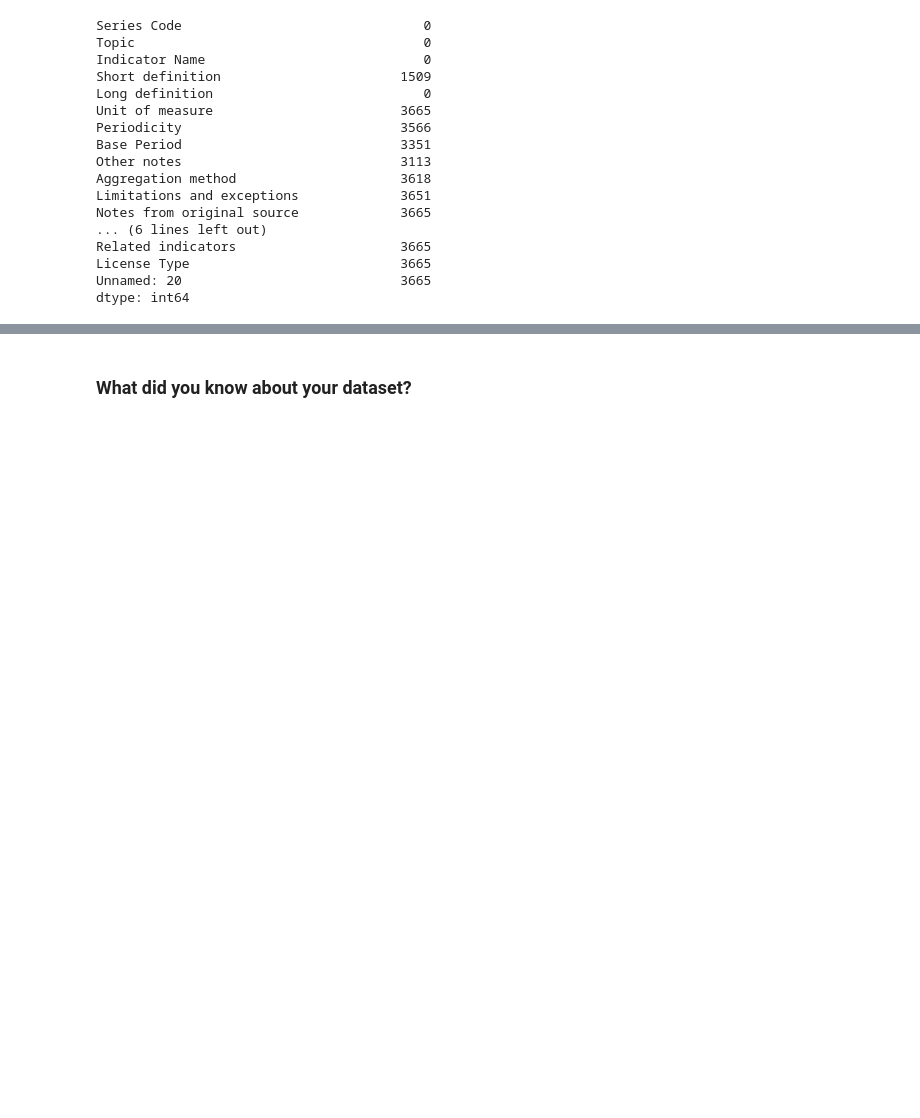
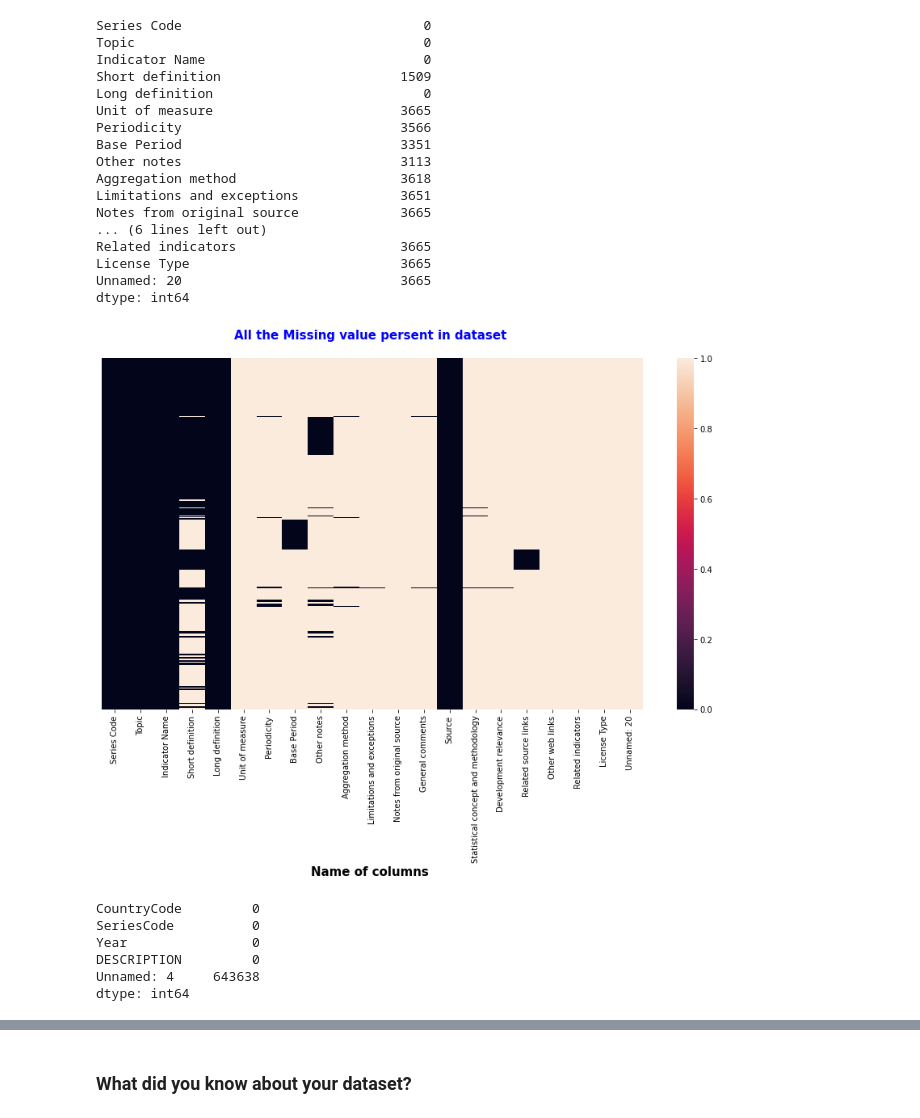
Before and after one commit to Asif-Ansari-bbl/World-Bank-Global-Education-Analysis-EDA, a Jupyter notebook: World_Bank_Global_Education_Analysis_EDA.ipynb, the cells around one changed output, grey strips where cells are left out. Cells and saved outputs as stored; diff of their text form; code cells hidden in the pictures; blank space fills up the shorter version.

```diff
--- a/World_Bank_Global_Education_Analysis_EDA.ipynb
+++ b/World_Bank_Global_Education_Analysis_EDA.ipynb
@@ -286,3 +299,11 @@ country_series_df.duplicated().sum()
+# %%
+# Check Unique Values for each variable.
+def Missing_visual(dataset):
+  plt.figure(figsize =(15,8))
+  sns.heatmap(dataset.isnull(), cbar=True , yticklabels= False)
+  plt.xlabel('Name of columns ', size =15, weight='bold')
+  plt.title(f'All the Missing value persent in dataset \n',color='blue' ,fontweight= 'bold', size=15)
+  plt.show()
 # %%
 # Missing Values/Null Values Count
 series_df.isnull().sum()
@@ -308,0 +328,14 @@ dtype: int64
+# %%
+Missing_visual(series_df)
+# %% [output]
+[figure, added]
+# %%
+# Missing Values/Null Values Persent in Footnote datafile
+footnote_df.isnull().sum()
+# %% [output]
+CountryCode         0
+SeriesCode          0
+Year                0
+DESCRIPTION         0
+Unnamed: 4     643638
+dtype: int64
```
Also changed, not shown: parts of 57 cells of this notebook.
